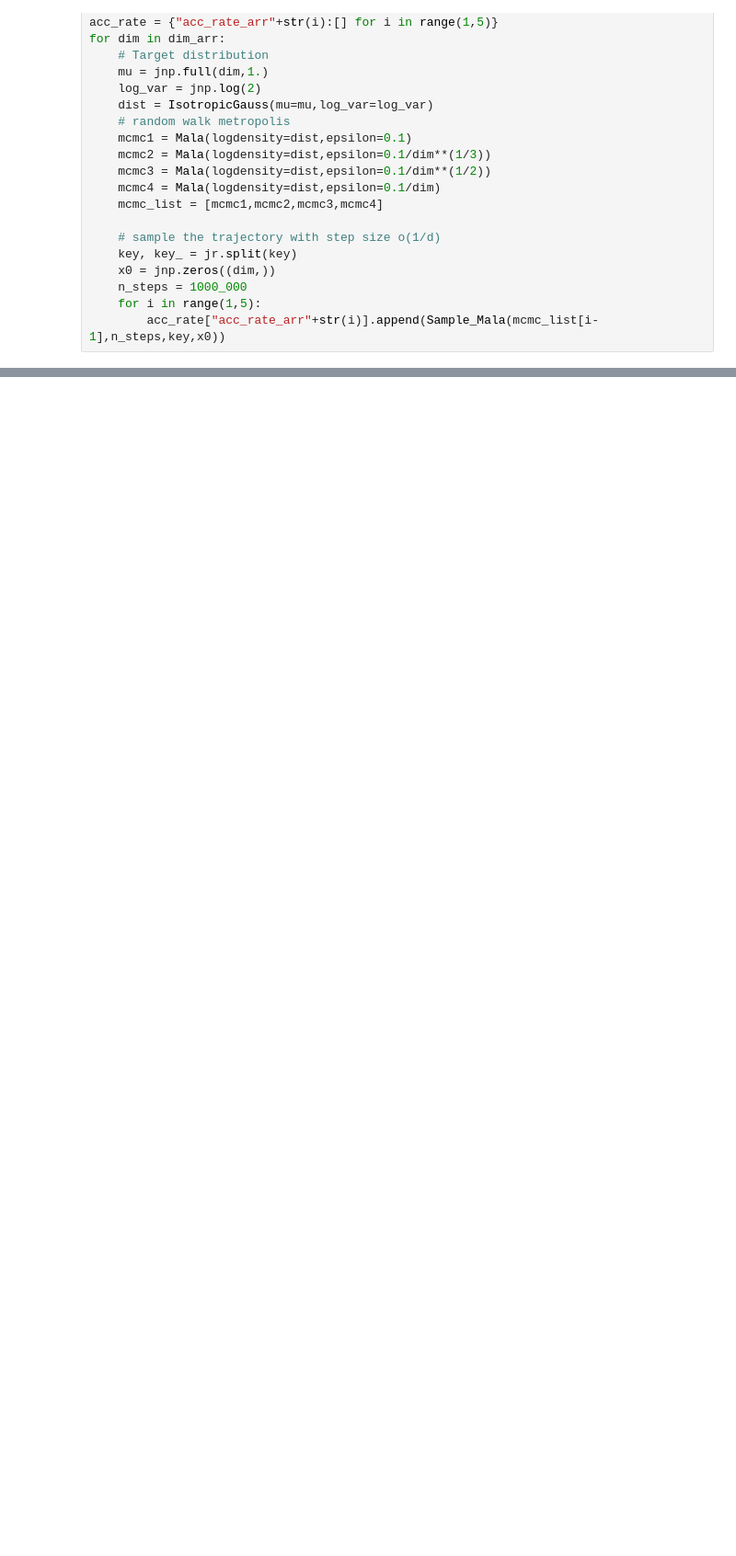
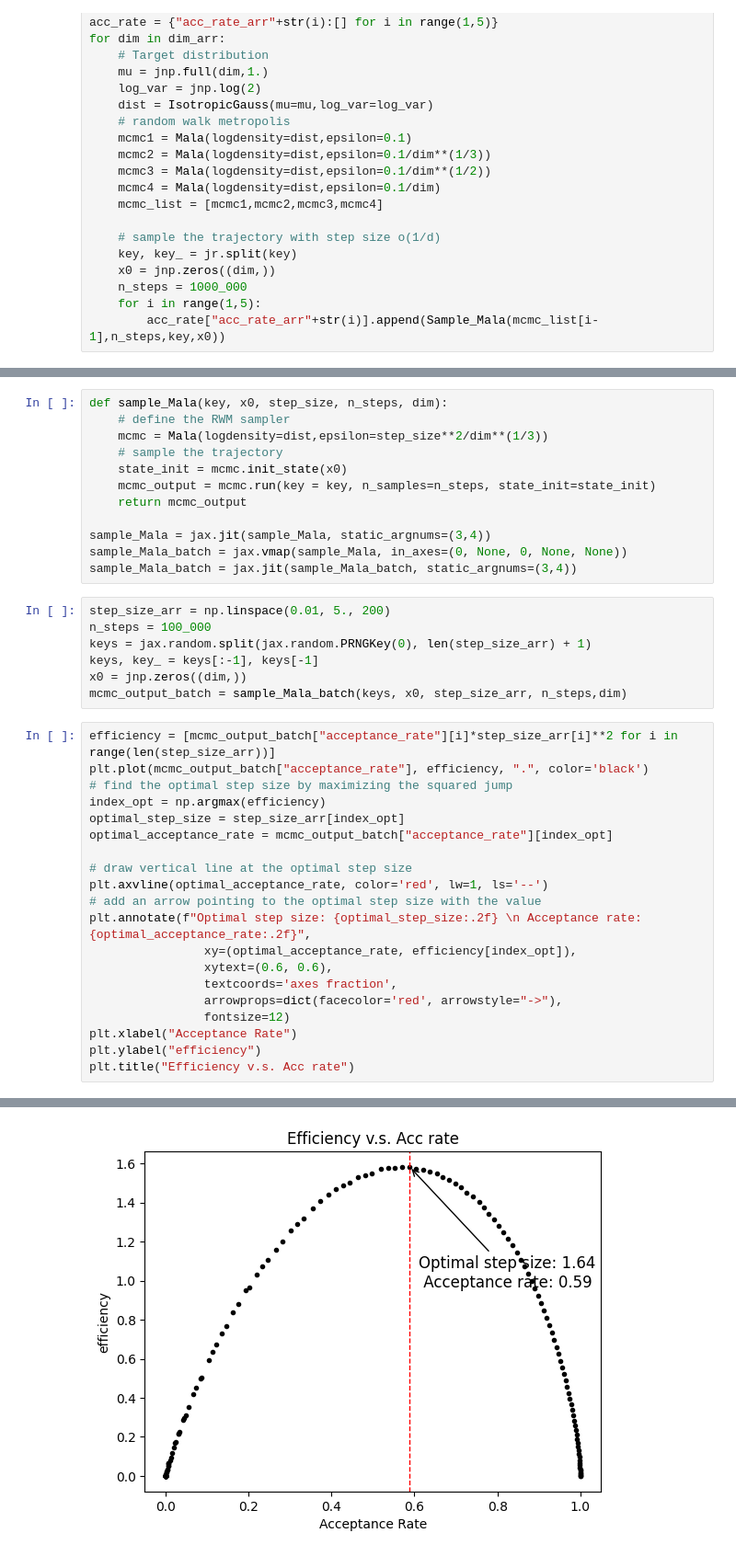
Before and after one commit to alexxthiery/mcjax, a Jupyter notebook: notebooks/mcmc/test_mala_gaussian.ipynb, the cells around one changed output, grey strips where cells are left out. Shown at 92% size. Drawn from its saved outputs; the diff is of its cells as text; blank space fills up the shorter version.

Commit message:
Add efficiency analysis

```diff
--- a/notebooks/mcmc/test_mala_gaussian.ipynb
+++ b/notebooks/mcmc/test_mala_gaussian.ipynb
@@ -62,0 +77,40 @@ Text(0.5, 1.0, 'Acceptance rate for different scaling schema of step size')
+# %%
+def sample_Mala(key, x0, step_size, n_steps, dim):
+    # define the RWM sampler
+    mcmc = Mala(logdensity=dist,epsilon=step_size**2/dim**(1/3))
+    # sample the trajectory
+    state_init = mcmc.init_state(x0)
+    mcmc_output = mcmc.run(key = key, n_samples=n_steps, state_init=state_init)
+    return mcmc_output
+
+sample_Mala = jax.jit(sample_Mala, static_argnums=(3,4))
+sample_Mala_batch = jax.vmap(sample_Mala, in_axes=(0, None, 0, None, None))
+sample_Mala_batch = jax.jit(sample_Mala_batch, static_argnums=(3,4))
+# %%
+step_size_arr = np.linspace(0.01, 5., 200)
+n_steps = 100_000
+keys = jax.random.split(jax.random.PRNGKey(0), len(step_size_arr) + 1)
+keys, key_ = keys[:-1], keys[-1]
+x0 = jnp.zeros((dim,))
+mcmc_output_batch = sample_Mala_batch(keys, x0, step_size_arr, n_steps,dim)
+# %%
+efficiency = [mcmc_output_batch["acceptance_rate"][i]*step_size_arr[i]**2 for i in range(len(step_size_arr))]
+plt.plot(mcmc_output_batch["acceptance_rate"], efficiency, ".", color='black')
+# find the optimal step size by maximizing the squared jump
+index_opt = np.argmax(efficiency)
+optimal_step_size = step_size_arr[index_opt]
+optimal_acceptance_rate = mcmc_output_batch["acceptance_rate"][index_opt]
+
+# draw vertical line at the optimal step size
+plt.axvline(optimal_acceptance_rate, color='red', lw=1, ls='--')
+# add an arrow pointing to the optimal step size with the value
+plt.annotate(f"Optimal step size: {optimal_step_size:.2f} \n Acceptance rate: {optimal_acceptance_rate:.2f}",
+                xy=(optimal_acceptance_rate, efficiency[index_opt]),
+                xytext=(0.6, 0.6),
+                textcoords='axes fraction',
+                arrowprops=dict(facecolor='red', arrowstyle="->"),
+                fontsize=12)
+plt.xlabel("Acceptance Rate")
+plt.ylabel("efficiency")
+plt.title("Efficiency v.s. Acc rate")
+# %% [output]
@@ -62,0 +118 @@ Text(0.5, 1.0, 'Acceptance rate for different scaling schema of step size')
+[figure, added]
```
Also changed, not shown: parts of 4 cells of this notebook, 3 other files.
